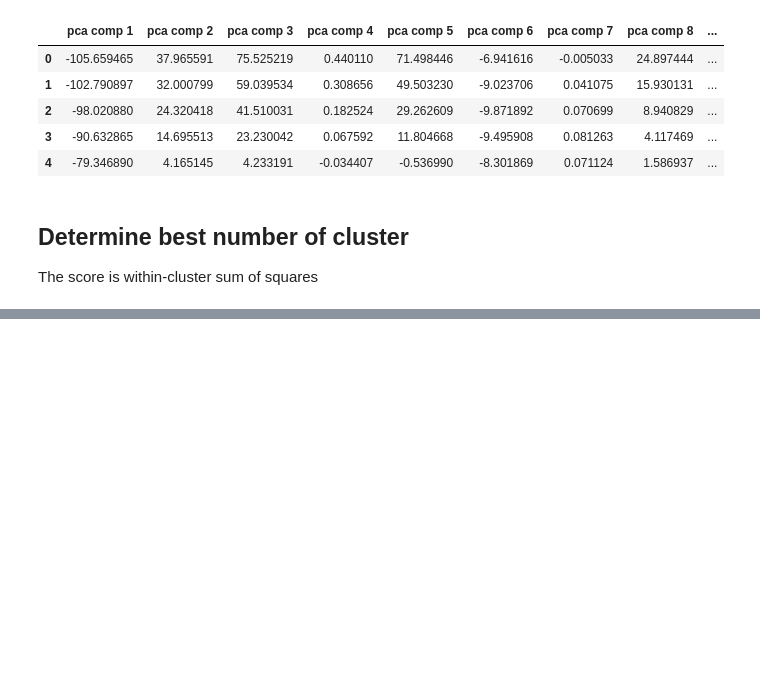
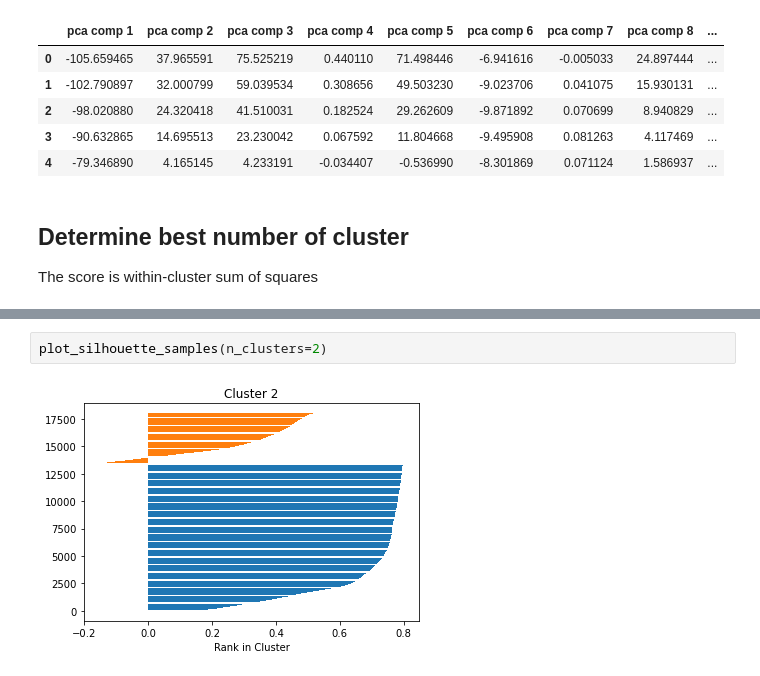
Before and after one commit to friethjof/correlation_classification, a Jupyter notebook: clustering_with_kmeans.ipynb, the cells around one changed output, grey strips where cells are left out. Drawn from its saved outputs; the diff is of its cells as text; blank space fills up the shorter version.

```diff
--- a/clustering_with_kmeans.ipynb
+++ b/clustering_with_kmeans.ipynb
@@ -66,0 +110,4 @@ ax.set_ylabel(ylabel='within-cluster sum of squares',
+# %%
+plot_silhouette_samples(n_clusters=2)
+# %% [output]
+[figure, added]
```
Also changed, not shown: parts of 15 cells of this notebook.
